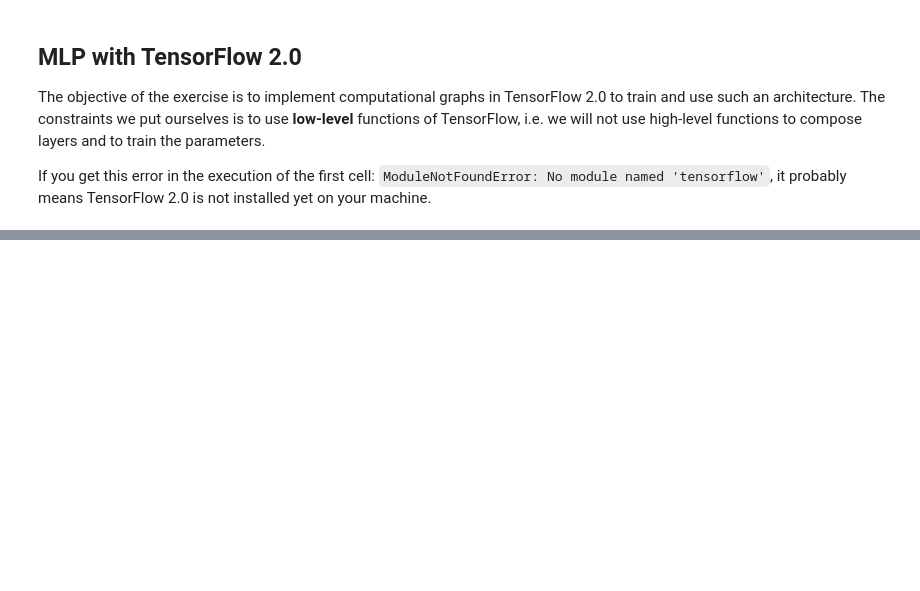
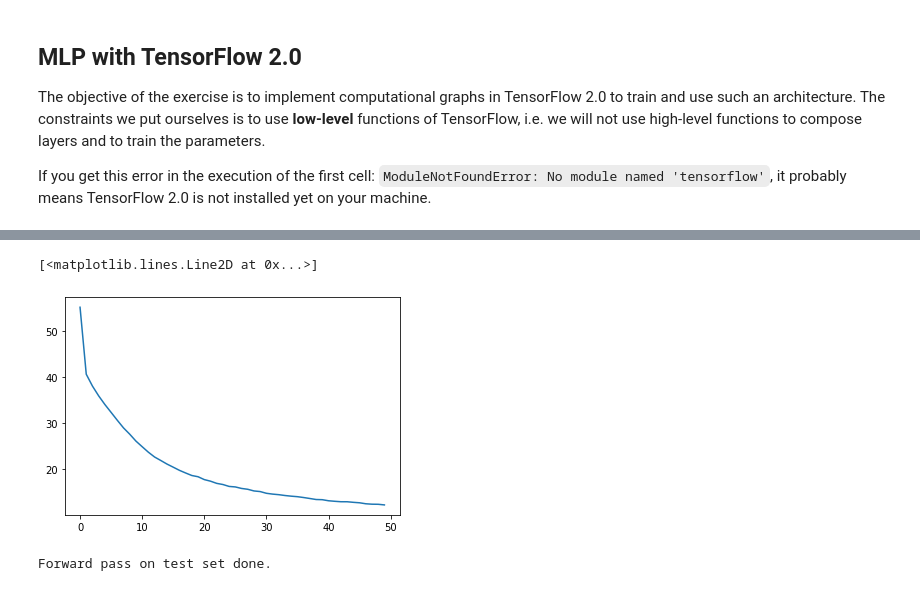
Before and after one commit to codax0r/mse-delearn, a Jupyter notebook: cre/w6-tensorflow-MLP-stud.ipynb, the cells around one changed output, grey strips where cells are left out. Drawn from its saved outputs; the diff is of its cells as text; code cells hidden in the pictures; blank space fills up the shorter version.

Commit message:
w6 exercise done

```diff
--- a/cre/w6-tensorflow-MLP-stud.ipynb
+++ b/cre/w6-tensorflow-MLP-stud.ipynb
@@ -59,25 +61,25 @@ A = 0.01              # learning rate alpha
 @tf.function # this decorator tells tf that a graph is defined
 def mlp_train(x, y, alpha):
     # define nodes for forward computation for hidden neurons h and output neurons y_pred
-    # h = ...  output of first layer after ReLu activation
-    # y_pred = ... output of second layer after sigmoid activation
+    h = tf.maximum((tf.matmul(x, w1) + b1), 0) # ...  output of first layer after ReLu activation
+    y_pred = tf.math.sigmoid(tf.matmul(h, w2) + b2) # ... output of second layer after sigmoid activation
     # define nodes for forward computation for hidden neurons h and output neurons y_pred
-    # diff = ...
-    # loss = ...
+    diff = y_pred - y
+    loss = tf.reduce_mean(tf.pow(diff, 2))
     # define the gradients
-    # grad_w1, grad_b1, grad_w2, grad_b2 = ...
+    grad_w1, grad_b1, grad_w2, grad_b2 = tf.gradients(ys=loss, xs=[w1,b1,w2,b2])
     # compute the new values of the gradients with the assign method (see slides)
-    # w1.assign(...)
-    # b1.assign(...)
-    # w2.assign(...)
-    # b2.assign(...)
+    w1.assign(w1 - alpha * grad_w1)
+    b1.assign(b1 - alpha * grad_b1)
+    w2.assign(w2 - alpha * grad_w2)
+    b2.assign(b2 - alpha * grad_b2)
     return y_pred, loss
 
 # Init the tf.Variablesw 1, b1, w2, b2 following the given examples
 w1 = tf.Variable(tf.random.truncated_normal((D, H), stddev = 0.1, dtype='float64'))
 b1 = tf.Variable(tf.constant(0.0, shape=[H], dtype='float64'))
-# w2 = ...
-# b2 = ...
+w2 = tf.Variable(tf.random.truncated_normal((H, 10), stddev=0.1, dtype='float64'))
+b2 = tf.Variable(tf.constant(0.0, shape=[10], dtype='float64'))
 
 # Run the computational graph
 J = [] # to store the evolution of loss J for each epoch
@@ -85,10 +87,10 @@ for epoch in range(E):
     J_epoch = 0.0
     for _ in range(int(N/B)): # number of batches to visit for 1 epoch
         # get batches calling the next_batch method provided above
-        # x_train_batch, y_train_batch = ...
+        x_train_batch, y_train_batch = next_batch(B, x_train, y_train)
         with tf.device('/CPU:0'):  # change to /GPU:0 to move it to GPU
             # call the graph with the batched input, target and alpha A
-            # out = ...
+            out = mlp_train(x_train_batch, y_train_batch, A)
         y_pred, loss_val = out
         J_epoch += loss_val
     J.append(J_epoch)
@@ -96,6 +116,9 @@ for epoch in range(E):
 # %%
 # Plot the evolution of the loss
-pl.plot(J)
+plt.plot(J)
+# %% [output]
+[<matplotlib.lines.Line2D at 0x...>]
+[figure, added]
 # %%
 #################
 # Testing phase #
@@ -110,8 +133,8 @@ D = x_test.shape[1]  # dimension of input sample
 # Build the computational graph
 @tf.function # this decorator tells tf that a graph is defined
 def mlp_test(x, y):
-    # h = ...
-    # y_pred = ...
+    h = tf.maximum((tf.matmul(x, w1) + b1), 0)
+    y_pred = tf.math.sigmoid(tf.matmul(h, w2) + b2)
     return y_pred
 
 # Run the computational graph
@@ -120,6 +143,8 @@ with tf.device('/CPU:0'):  # change to /GPU:0 to move it to GPU
 
 print('Forward pass on test set done.')
 # At this stage, y_pred_test should contain the matrix of outputs on the test set with shape (N_test, 10)
+# %% [output]
+Forward pass on test set done.
 # %%
 # compute accuracy
 y_winner = np.argmax(y_pred_test, axis=1)
```
Also changed, not shown: parts of 10 cells of this notebook, 1 other file.
